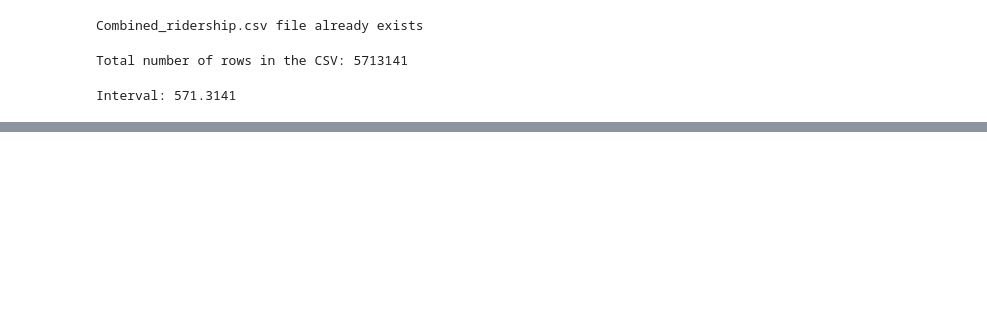
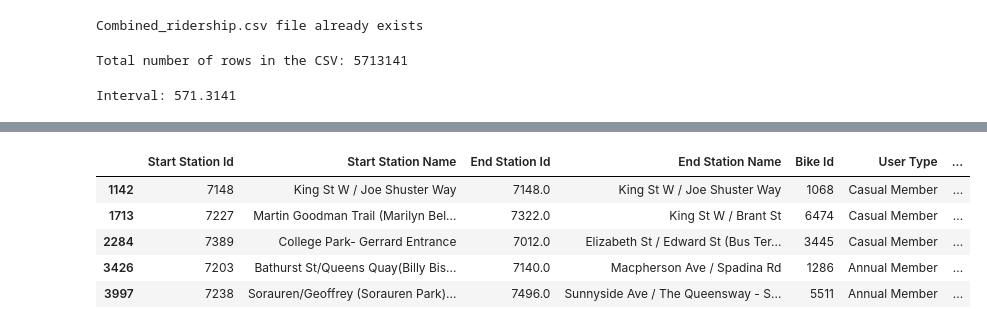
Before and after one commit to ConstCorrectness/toronto-bikeshare-2024, a Jupyter notebook: main.ipynb, the cells around one changed output, grey strips where cells are left out. Saved outputs shown, nothing was run; the diff lists cells and outputs as text; code cells hidden in the pictures; blank space fills up the shorter version.

Commit message:
Data file cleaned

```diff
--- a/main.ipynb
+++ b/main.ipynb
@@ -221,0 +225,24 @@ sample_df.head()
+# %%
+#Split data in Start time so the date and time have their own columns (for start and end date/time)
+
+if ('Start Date' not in sample_df.columns and 'End Date' not in sample_df.columns and 'Time Start' not in sample_df.columns and 'Time End' not in sample_df.columns):
+    sample_df.loc[:, 'Start Date'] = pd.to_datetime(sample_df.loc[:, 'Start Time']).dt.date
+    sample_df.loc[:, 'Time Start'] = pd.to_datetime(sample_df.loc[:, 'Start Time']).dt.time
+    sample_df.loc[:, 'End Date'] = pd.to_datetime(sample_df.loc[:, 'End Time']).dt.date
+    sample_df.loc[:, 'Time End'] = pd.to_datetime(sample_df.loc[:, 'End Time']).dt.time
+
+
+    #Drop old Start time and End Time columns and other irrelevant columns
+    sample_df = sample_df.drop(columns=['Start Time', 'End Time', 'Trip Id'])
+# %%
+#Replace column name Trip id with Trip Id
+sample_df.columns = ['Trip id'] + list(sample_df.columns[1:])
+sample_df = sample_df.drop(columns='Trip id')
+sample_df.head()
+# %% [output]
+|  | Start Station Id | Start Station Name | End Station Id | End Station Name | Bike Id | User Type | ... |
+| 1142 | 7148 | King St W / Joe Shuster Way | 7148.0 | King St W / Joe Shuster Way | 1068 | Casual Member | ... |
+| 1713 | 7227 | Martin Goodman Trail (Marilyn Bel... | 7322.0 | King St W / Brant St | 6474 | Casual Member | ... |
+| 2284 | 7389 | College Park- Gerrard Entrance | 7012.0 | Elizabeth St / Edward St (Bus Ter... | 3445 | Casual Member | ... |
+| 3426 | 7203 | Bathurst St/Queens Quay(Billy Bis... | 7140.0 | Macpherson Ave / Spadina Rd | 1286 | Annual Member | ... |
+| 3997 | 7238 | Sorauren/Geoffrey (Sorauren Park)... | 7496.0 | Sunnyside Ave / The Queensway - S... | 5511 | Annual Member | ... |
```
Also changed, not shown: parts of 8 cells of this notebook, 4 other files.
